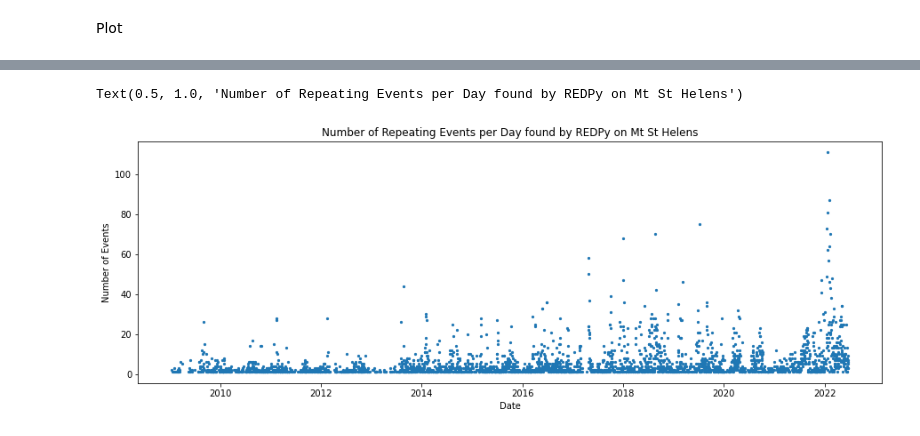
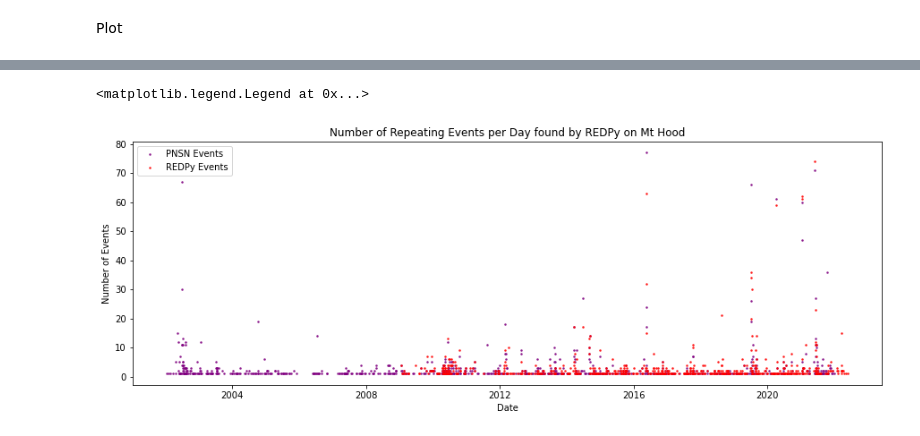
Before and after one commit to Denolle-Lab/expand_redpy, a Jupyter notebook: notebooks/events_per_day.ipynb, the cells around one changed output, grey strips where cells are left out. Cells and saved outputs as stored; diff of their text form; code cells hidden in the pictures.

Commit message:
plotting and redo some find events

```diff
--- a/notebooks/events_per_day.ipynb
+++ b/notebooks/events_per_day.ipynb
@@ -32,4 +31,7 @@ Helens_Local['Clustered'] += 3000
 
 # Use St_Helens to access all three St Helens catalogs
 St_Helens = pd.concat([St_Helens,Helens_Borehole,Helens_Local])
+# %%
+#read Hood csv
+Hood = pd.read_csv(readdir+'Hood_catalog.csv')
 # %%
@@ -72,2 +78,23 @@ df.to_csv(homedir+'Mt_St_Helens_events_per_day.csv',index=False)
 # %% [markdown]
 Plot
+# %%
+#read pnsn dates FOR HOOD
+pnsn = pd.read_csv(homedir+'pnsn_Hood.csv')
+
+dt_list = pnsn['Time UTC'].values.tolist() #get a list of datetimes
+
+d_list = [] #get list of dates
+for dt in dt_list:
+    d = dt[:10] #take the date out of the datetime
+    d_list.append(d) #append to list
+
+uni_d_list = np.unique(d_list)
+
+num_list = [] #list of number of events on that date, index is the same as uni_d_list
+for i in uni_d_list:
+    num = d_list.count(i)
+    num_list.append(num)
+
+pnsn_df = pd.DataFrame(list(zip(uni_d_list,num_list)))
+pnsn_df.columns = ['Date','Number_of_Events']
+print(pnsn_df)
@@ -74,16 +116,27 @@ Plot
 # %%
+df = pd.read_csv(homedir+'Mt_Hood_events_per_day.csv')
+
 x = df['Date'].values.tolist()
 str_x = [str(i) for i in x]
 x = pd.to_datetime(str_x)
 
 y = df['Number_of_Events'].values.tolist()
 
+px = pnsn_df['Date'].values.tolist()
+str_px = [str(i) for i in px]
+px = pd.to_datetime(str_px)
+
+py = pnsn_df['Number_of_Events'].values.tolist()
+
 fig, ax = plt.subplots(figsize=(15,5))
 
-ax.scatter(x,y,s=5)
+ax.scatter(px,py,s=10,alpha=0.75,marker='.',label='PNSN Events', color='purple')
+ax.scatter(x,y,s=10,alpha=0.75,marker='.',label='REDPy Events', color='red')
+
 ax.set_xlabel('Date')
 ax.set_ylabel('Number of Events')
-ax.set_title('Number of Repeating Events per Day found by REDPy on Mt St Helens')
+ax.set_title('Number of Repeating Events per Day found by REDPy on Mt Hood')
+plt.legend()
 # %% [output]
-Text(0.5, 1.0, 'Number of Repeating Events per Day found by REDPy on Mt St Helens')
+<matplotlib.legend.Legend at 0x...>
-[figure, old version]
+[figure, new version]
```
Also changed, not shown: parts of 3 cells of this notebook, 1 other file.
